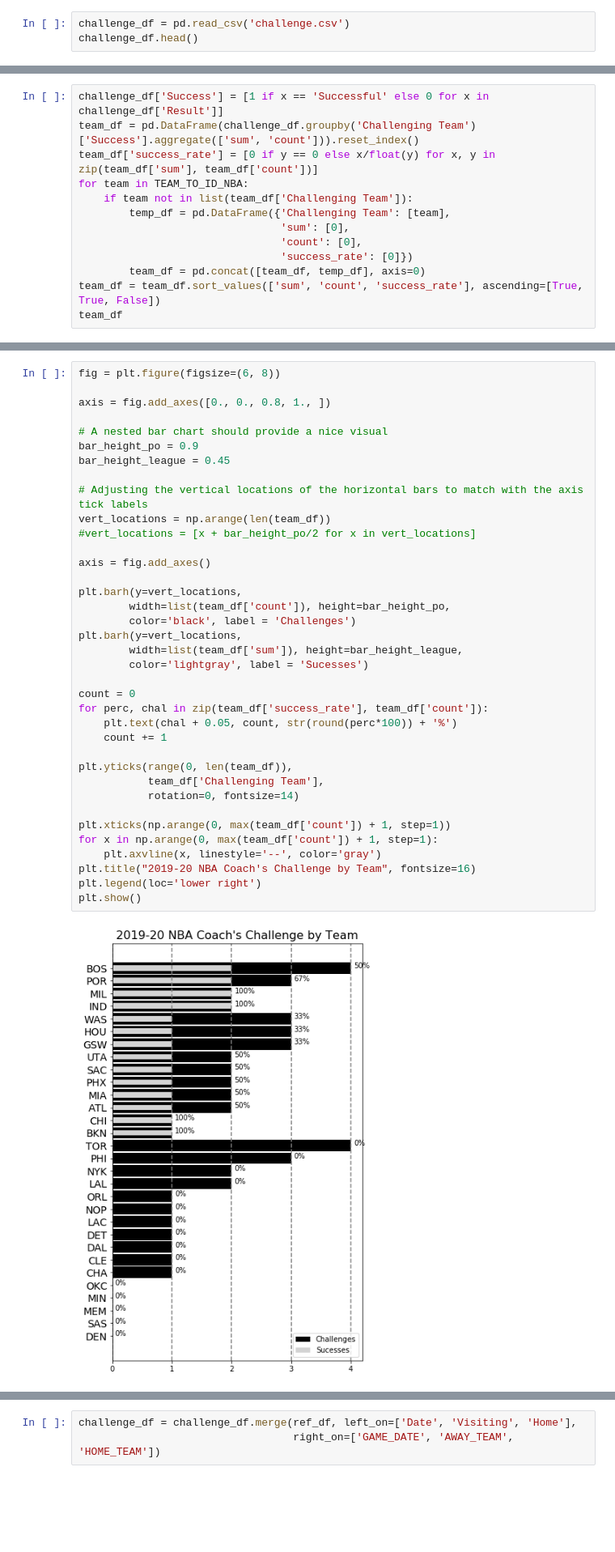
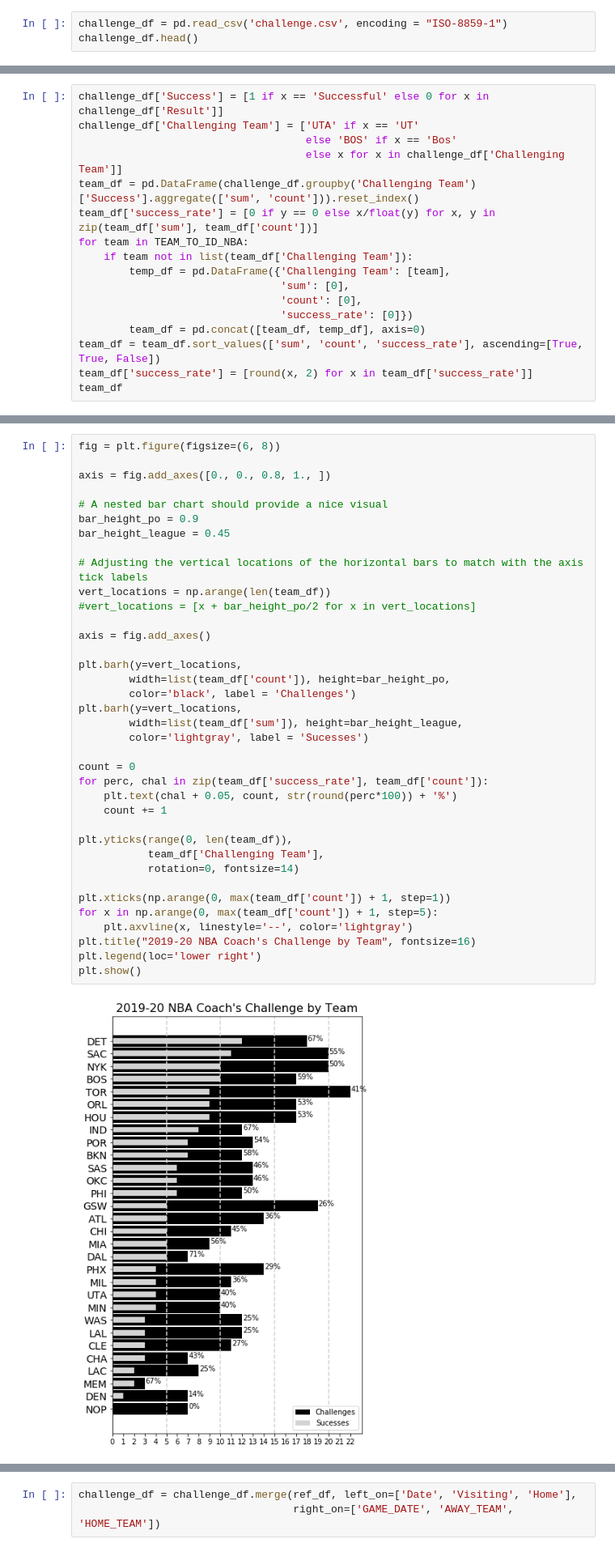
Before and after one commit to basketballrelativity/challenges, a Jupyter notebook: challenges_exploration.ipynb, the cells around one changed output, grey strips where cells are left out. Shown: that part at 81% size. Drawn from its saved outputs; the diff is of its cells as text; blank space fills up the shorter version.

```diff
--- a/challenges_exploration.ipynb
+++ b/challenges_exploration.ipynb
@@ -52,5 +72,5 @@ Let's read in the challenge data and do some exploration. These data were source
 # %%
-challenge_df = pd.read_csv('challenge.csv')
+challenge_df = pd.read_csv('challenge.csv', encoding = "ISO-8859-1")
 challenge_df.head()
 # %% [output]
 |  | Date | Visiting | Home | Period | Time | Challenging Team | Challenge Type | Result | Link |
@@ -70,6 +90,9 @@ Additionally, we could pull in the officials in the game and examine success by
 ## Challenges by Team
 # %%
 challenge_df['Success'] = [1 if x == 'Successful' else 0 for x in challenge_df['Result']]
+challenge_df['Challenging Team'] = ['UTA' if x == 'UT'
+                                    else 'BOS' if x == 'Bos'
+                                    else x for x in challenge_df['Challenging Team']]
 team_df = pd.DataFrame(challenge_df.groupby('Challenging Team')['Success'].aggregate(['sum', 'count'])).reset_index()
 team_df['success_rate'] = [0 if y == 0 else x/float(y) for x, y in zip(team_df['sum'], team_df['count'])]
 for team in TEAM_TO_ID_NBA:
@@ -80,6 +103,7 @@ for team in TEAM_TO_ID_NBA:
                                 'success_rate': [0]})
         team_df = pd.concat([team_df, temp_df], axis=0)
 team_df = team_df.sort_values(['sum', 'count', 'success_rate'], ascending=[True, True, False])
+team_df['success_rate'] = [round(x, 2) for x in team_df['success_rate']]
 team_df
 # %% [output]
 |  | Challenging Team | sum | count | success_rate |
@@ -108,34 +132,34 @@ axis = fig.add_axes([0., 0., 0.8, 1., ])
 bar_height_po = 0.9
 bar_height_league = 0.45
 
 # Adjusting the vertical locations of the horizontal bars to match with the axis tick labels
 vert_locations = np.arange(len(team_df))
 #vert_locations = [x + bar_height_po/2 for x in vert_locations]
 
 axis = fig.add_axes()
 
 plt.barh(y=vert_locations,
         width=list(team_df['count']), height=bar_height_po,
         color='black', label = 'Challenges')
 plt.barh(y=vert_locations,
         width=list(team_df['sum']), height=bar_height_league,
         color='lightgray', label = 'Sucesses')
 
 count = 0
 for perc, chal in zip(team_df['success_rate'], team_df['count']):
     plt.text(chal + 0.05, count, str(round(perc*100)) + '%')
     count += 1
 
 plt.yticks(range(0, len(team_df)),
            team_df['Challenging Team'],
            rotation=0, fontsize=14)
 
 plt.xticks(np.arange(0, max(team_df['count']) + 1, step=1))
-for x in np.arange(0, max(team_df['count']) + 1, step=1):
-    plt.axvline(x, linestyle='--', color='gray')
+for x in np.arange(0, max(team_df['count']) + 1, step=5):
+    plt.axvline(x, linestyle='--', color='lightgray')
 plt.title("2019-20 NBA Coach's Challenge by Team", fontsize=16)
 plt.legend(loc='lower right')
 plt.show()
 # %% [output]
-[figure, old version]
+[figure, new version]
 # %% [markdown]
```
Also changed, not shown: parts of 27 cells of this notebook, 1 other file.
